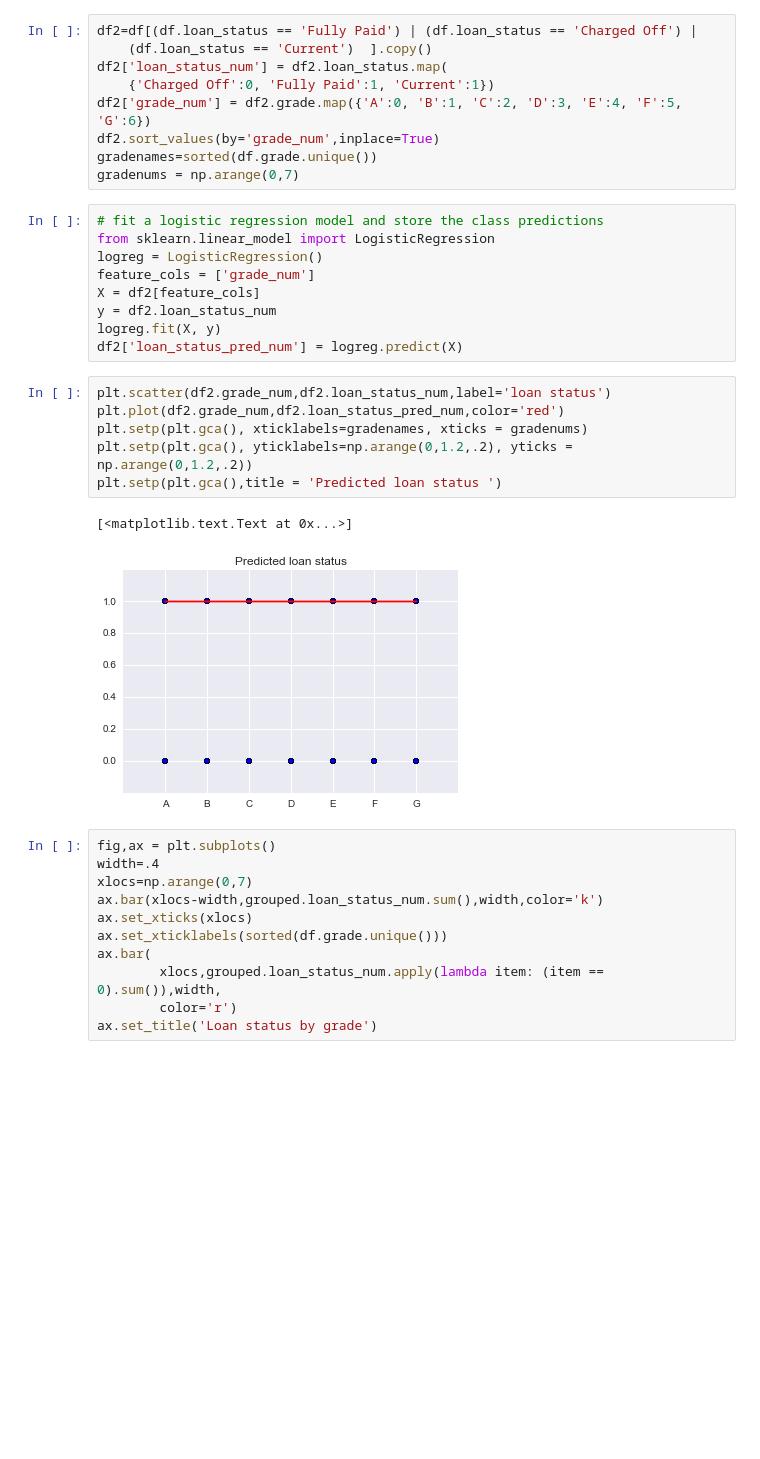
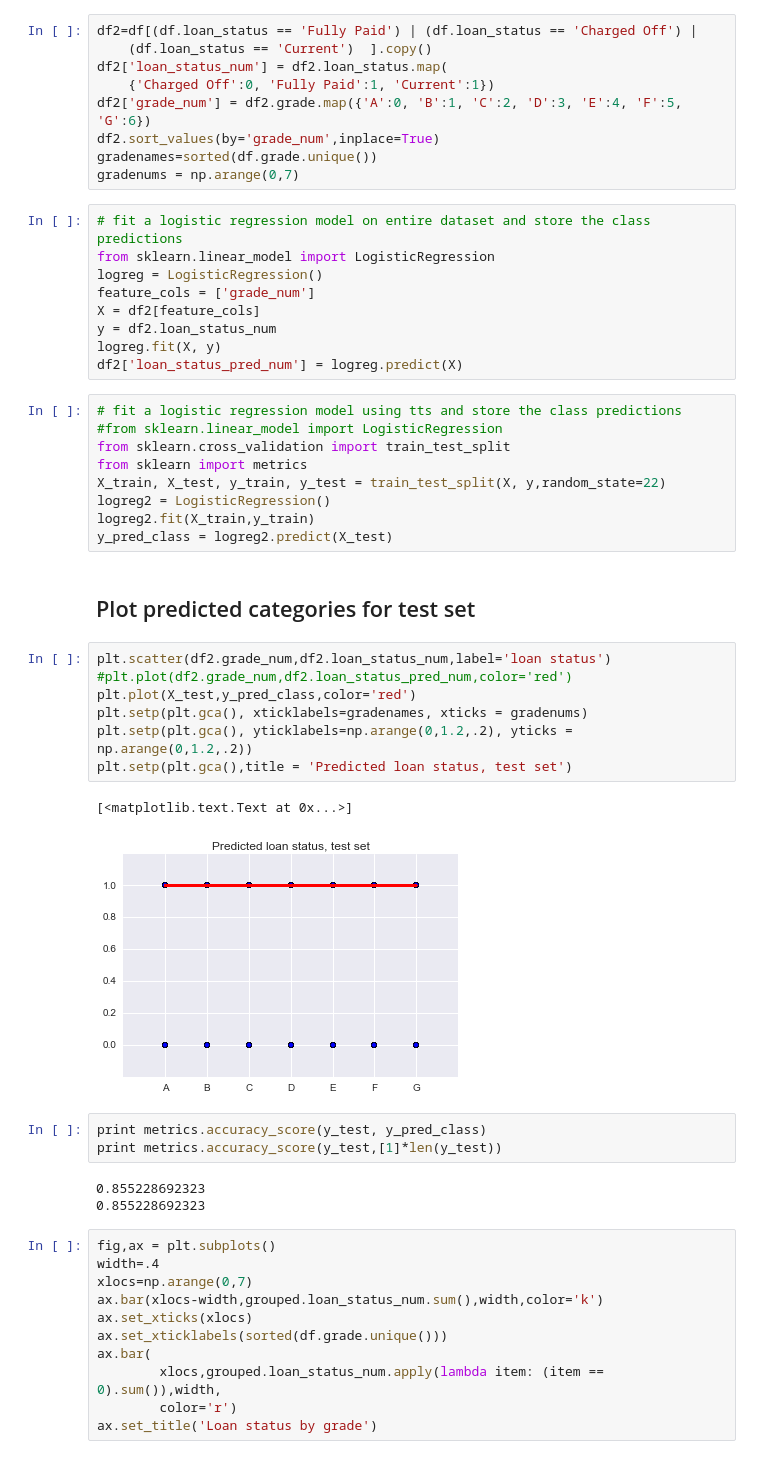
Before and after one commit to stephane47/gadat-project, a Jupyter notebook: project1.ipynb, the cells around one changed output. Saved outputs shown, nothing was run; the diff lists cells and outputs as text; blank space fills up the shorter version.

```diff
--- a/project1.ipynb
+++ b/project1.ipynb
@@ -130,7 +136,7 @@ df2.sort_values(by='grade_num',inplace=True)
 gradenames=sorted(df.grade.unique())
 gradenums = np.arange(0,7)
 # %%
-# fit a logistic regression model and store the class predictions
+# fit a logistic regression model on entire dataset and store the class predictions
 from sklearn.linear_model import LogisticRegression
 logreg = LogisticRegression()
 feature_cols = ['grade_num']
@@ -138,15 +144,33 @@ X = df2[feature_cols]
 y = df2.loan_status_num
 logreg.fit(X, y)
 df2['loan_status_pred_num'] = logreg.predict(X)
+# %%
+# fit a logistic regression model using tts and store the class predictions
+#from sklearn.linear_model import LogisticRegression
+from sklearn.cross_validation import train_test_split
+from sklearn import metrics
+X_train, X_test, y_train, y_test = train_test_split(X, y,random_state=22)
+logreg2 = LogisticRegression()
+logreg2.fit(X_train,y_train)
+y_pred_class = logreg2.predict(X_test)
+# %% [markdown]
+## Plot predicted categories for test set
 # %%
 plt.scatter(df2.grade_num,df2.loan_status_num,label='loan status')
-plt.plot(df2.grade_num,df2.loan_status_pred_num,color='red')
+#plt.plot(df2.grade_num,df2.loan_status_pred_num,color='red')
+plt.plot(X_test,y_pred_class,color='red')
 plt.setp(plt.gca(), xticklabels=gradenames, xticks = gradenums)
 plt.setp(plt.gca(), yticklabels=np.arange(0,1.2,.2), yticks = np.arange(0,1.2,.2))
-plt.setp(plt.gca(),title = 'Predicted loan status ')
+plt.setp(plt.gca(),title = 'Predicted loan status, test set')
 # %% [output]
 [<matplotlib.text.Text at 0x...>]
-[figure, old version]
+[figure, new version]
+# %%
+print metrics.accuracy_score(y_test, y_pred_class)
+print metrics.accuracy_score(y_test,[1]*len(y_test))
+# %% [output]
+0.855228692323
+0.855228692323
 # %%
 fig,ax = plt.subplots()
 width=.4
```
Also changed, not shown: parts of 9 cells of this notebook.
